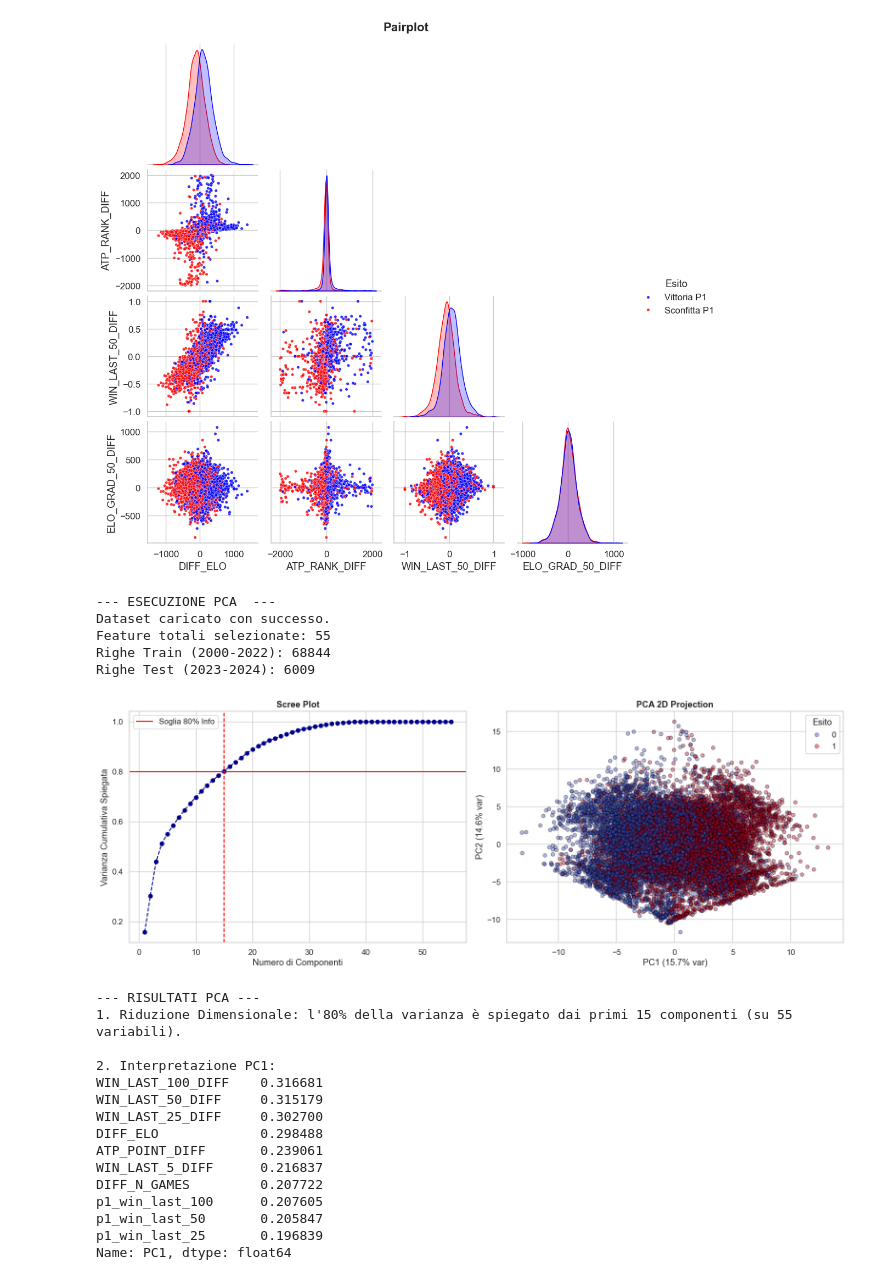
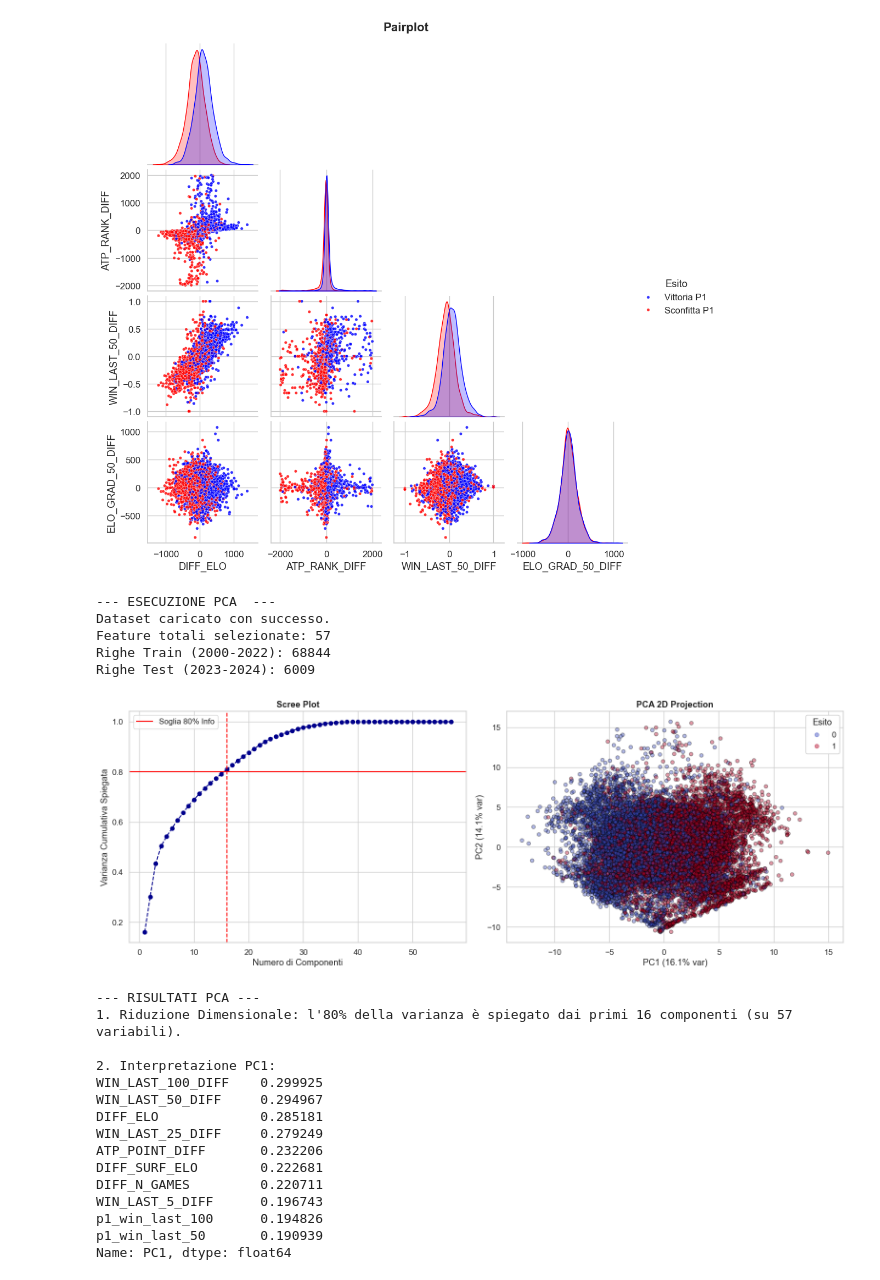
Before and after one commit to ilBiondo06/ML-Tennis-Prediction, a Jupyter notebook: tennis-prediction.ipynb, the cells around one changed output. Saved outputs shown, nothing was run; the diff lists cells and outputs as text; code cells hidden in the pictures.

```diff
--- a/tennis-prediction.ipynb
+++ b/tennis-prediction.ipynb
@@ -898,7 +899,7 @@ try:
     df_pca = pd.read_csv("dataset_ml_ready.csv")
     print("Dataset caricato con successo.")
 except FileNotFoundError:
-    print("⚠️ Errore: dataset_ml_ready.csv non trovato.")
+    print("Errore: dataset_ml_ready.csv non trovato.")
 
 if 'tourney_date' in df_pca.columns:
     df_pca['tourney_date'] = pd.to_datetime(df_pca['tourney_date'])
@@ -930,7 +931,7 @@ cols_to_use = [
 
     # Differenziali
     'ATP_RANK_DIFF', 'ATP_POINT_DIFF', 'DIFF_ELO', 'DIFF_N_GAMES',
-    'diff_age', 'diff_ht',
+    'diff_age', 'diff_ht', 'DIFF_SURF_ELO', 'DIFF_H2H',
     'WIN_LAST_5_DIFF', 'WIN_LAST_25_DIFF', 'WIN_LAST_50_DIFF', 'WIN_LAST_100_DIFF',
     'ELO_GRAD_20_DIFF', 'ELO_GRAD_35_DIFF', 'ELO_GRAD_50_DIFF', 'ELO_GRAD_100_DIFF'
 ]
@@ -986,48 +987,48 @@ else:
 scatter = axes[1].scatter(
     X_train_pca[idx, 0],
     X_train_pca[idx, 1],
     c=y_train.iloc[idx],
     cmap='coolwarm', alpha=0.4, edgecolor='k', s=30
 )
 axes[1].set_title('PCA 2D Projection', fontweight='bold')
 axes[1].set_xlabel(f'PC1 ({pca.explained_variance_ratio_[0]:.1%} var)')
 axes[1].set_ylabel(f'PC2 ({pca.explained_variance_ratio_[1]:.1%} var)')
 legend1 = axes[1].legend(*scatter.legend_elements(), title="Esito")
 axes[1].add_artist(legend1)
 
 plt.tight_layout()
 plt.show()
 
 # ANALISI TESTUALE
 print("\n--- RISULTATI PCA ---")
-print(f"1. Riduzione Dimensionale: l'80% della varianza è spiegato dai primi {n_90} componenti (su {len(valid_features)} variabili).")
+print(f"1. Riduzione Dimensionale: l'80% della varianza è spiegato dai primi {n_80} componenti (su {len(valid_features)} variabili).")
 
 loadings = pd.DataFrame(
     pca.components_.T,
     columns=[f'PC{i+1}' for i in range(len(valid_features))],
     index=valid_features
 )
 print("\n2. Interpretazione PC1:")
 print(loadings['PC1'].abs().sort_values(ascending=False).head(10))
 # %% [output]
 --- ESECUZIONE PCA  ---
 Dataset caricato con successo.
-Feature totali selezionate: 55
+Feature totali selezionate: 57
 Righe Train (2000-2022): 68844
 Righe Test (2023-2024): 6009
-[figure, old version]
+[figure, new version]
 --- RISULTATI PCA ---
-1. Riduzione Dimensionale: l'80% della varianza è spiegato dai primi 15 componenti (su 55 variabili).
+1. Riduzione Dimensionale: l'80% della varianza è spiegato dai primi 16 componenti (su 57 variabili).
 
 2. Interpretazione PC1:
-WIN_LAST_100_DIFF    0.316681
-WIN_LAST_50_DIFF     0.315179
-WIN_LAST_25_DIFF     0.302700
-DIFF_ELO             0.298488
-ATP_POINT_DIFF       0.239061
-WIN_LAST_5_DIFF      0.216837
-DIFF_N_GAMES         0.207722
-p1_win_last_100      0.207605
-p1_win_last_50       0.205847
-p1_win_last_25       0.196839
+WIN_LAST_100_DIFF    0.299925
+WIN_LAST_50_DIFF     0.294967
+DIFF_ELO             0.285181
+WIN_LAST_25_DIFF     0.279249
+ATP_POINT_DIFF       0.232206
+DIFF_SURF_ELO        0.222681
+DIFF_N_GAMES         0.220711
+WIN_LAST_5_DIFF      0.196743
+p1_win_last_100      0.194826
+p1_win_last_50       0.190939
 Name: PC1, dtype: float64
```
Also changed, not shown: parts of 7 cells of this notebook, 1 other file.
